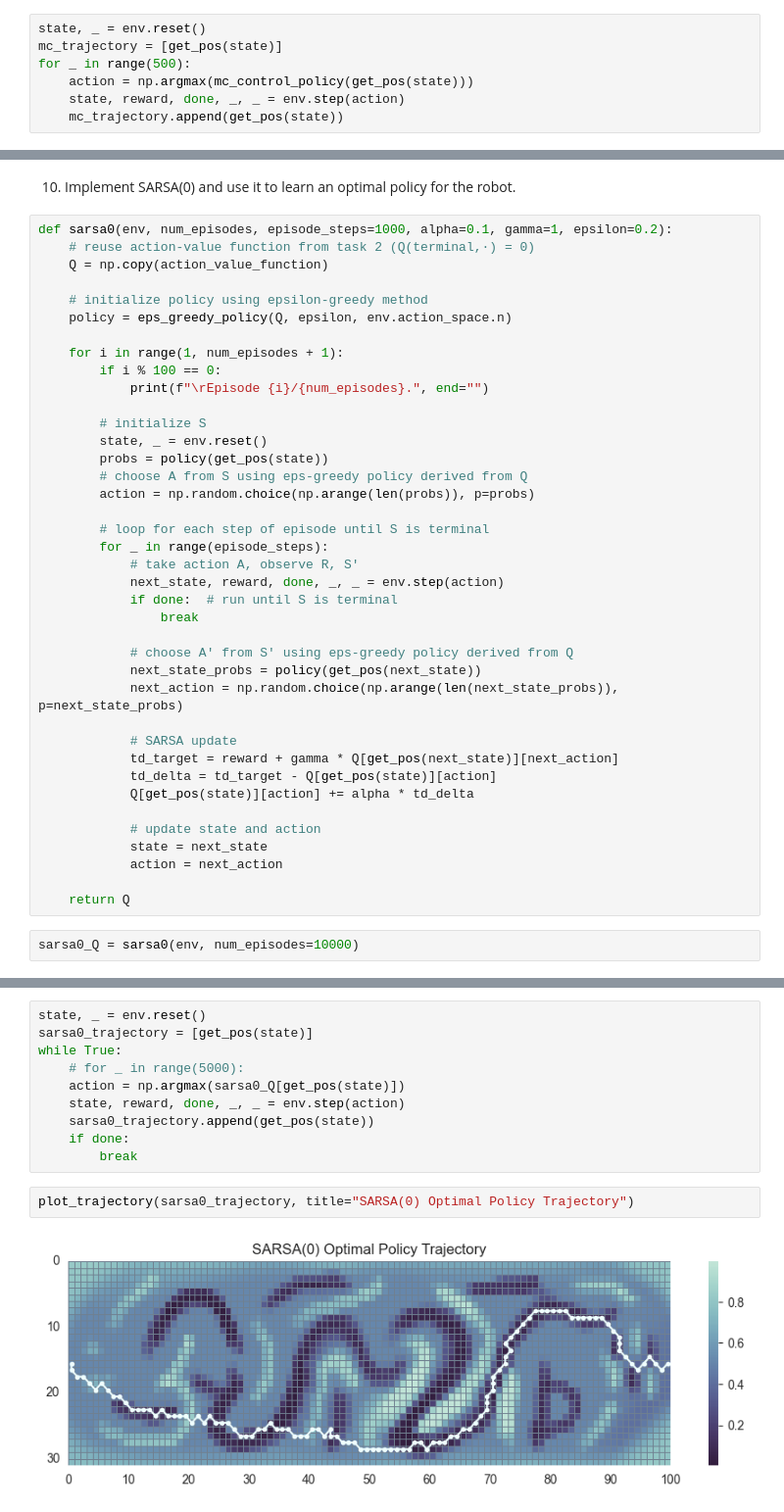
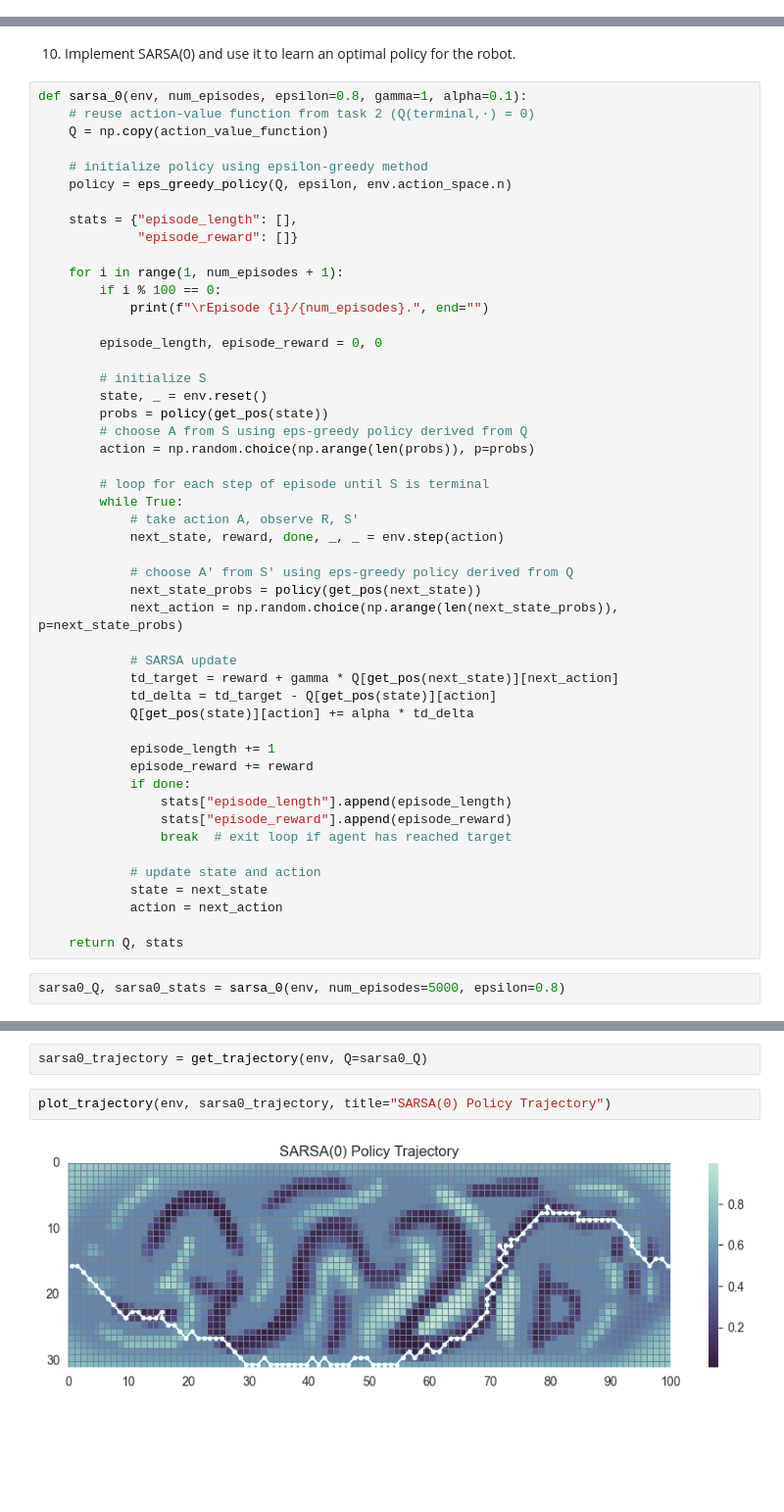
Before and after one commit to kuimetra/reinforcement_learning, a Jupyter notebook: problem_set3/main.ipynb, the cells around one changed output, grey strips where cells are left out. Shown at 98% size. Drawn from its saved outputs; the diff is of its cells as text; blank space fills up the shorter version.

```diff
--- a/problem_set3/main.ipynb
+++ b/problem_set3/main.ipynb
@@ -219,7 +237,0 @@ Episode 1000/1000.
-# %%
-state, _ = env.reset()
-mc_trajectory = [get_pos(state)]
-for _ in range(500):
-    action = np.argmax(mc_control_policy(get_pos(state)))
-    state, reward, done, _, _ = env.step(action)
-    mc_trajectory.append(get_pos(state))
@@ -230,16 +244,21 @@ plot_trajectory(mc_trajectory, title="MC Optimal Policy Trajectory")
 # %% [markdown]
 10. Implement SARSA(0) and use it to learn an optimal policy for the robot.
 # %%
-def sarsa0(env, num_episodes, episode_steps=1000, alpha=0.1, gamma=1, epsilon=0.2):
+def sarsa_0(env, num_episodes, epsilon=0.8, gamma=1, alpha=0.1):
     # reuse action-value function from task 2 (Q(terminal,·) = 0)
     Q = np.copy(action_value_function)
 
     # initialize policy using epsilon-greedy method
     policy = eps_greedy_policy(Q, epsilon, env.action_space.n)
 
+    stats = {"episode_length": [],
+             "episode_reward": []}
+
     for i in range(1, num_episodes + 1):
         if i % 100 == 0:
             print(f"\rEpisode {i}/{num_episodes}.", end="")
+
+        episode_length, episode_reward = 0, 0
 
         # initialize S
         state, _ = env.reset()
@@ -248,11 +267,9 @@ def sarsa0(env, num_episodes, episode_steps=1000, alpha=0.1, gamma=1, epsilon=0.
         action = np.random.choice(np.arange(len(probs)), p=probs)
 
         # loop for each step of episode until S is terminal
-        for _ in range(episode_steps):
+        while True:
             # take action A, observe R, S'
             next_state, reward, done, _, _ = env.step(action)
-            if done:  # run until S is terminal
-                break
 
             # choose A' from S' using eps-greedy policy derived from Q
             next_state_probs = policy(get_pos(next_state))
@@ -263,11 +280,18 @@ def sarsa0(env, num_episodes, episode_steps=1000, alpha=0.1, gamma=1, epsilon=0.
             td_delta = td_target - Q[get_pos(state)][action]
             Q[get_pos(state)][action] += alpha * td_delta
 
+            episode_length += 1
+            episode_reward += reward
+            if done:
+                stats["episode_length"].append(episode_length)
+                stats["episode_reward"].append(episode_reward)
+                break  # exit loop if agent has reached target
+
             # update state and action
             state = next_state
             action = next_action
 
-    return Q
+    return Q, stats
 # %%
-sarsa0_Q = sarsa0(env, num_episodes=10000)
+sarsa0_Q, sarsa0_stats = sarsa_0(env, num_episodes=5000, epsilon=0.8)
 # %% [output]
@@ -275,14 +299,6 @@ Episode 10000/10000.
 # %%
-state, _ = env.reset()
-sarsa0_trajectory = [get_pos(state)]
-while True:
-    # for _ in range(5000):
-    action = np.argmax(sarsa0_Q[get_pos(state)])
-    state, reward, done, _, _ = env.step(action)
-    sarsa0_trajectory.append(get_pos(state))
-    if done:
-        break
+sarsa0_trajectory = get_trajectory(env, Q=sarsa0_Q)
 # %%
-plot_trajectory(sarsa0_trajectory, title="SARSA(0) Optimal Policy Trajectory")
+plot_trajectory(env, sarsa0_trajectory, title="SARSA(0) Policy Trajectory")
 # %% [output]
-[figure, old version]
+[figure, new version]
```
Also changed, not shown: parts of 29 cells of this notebook.
